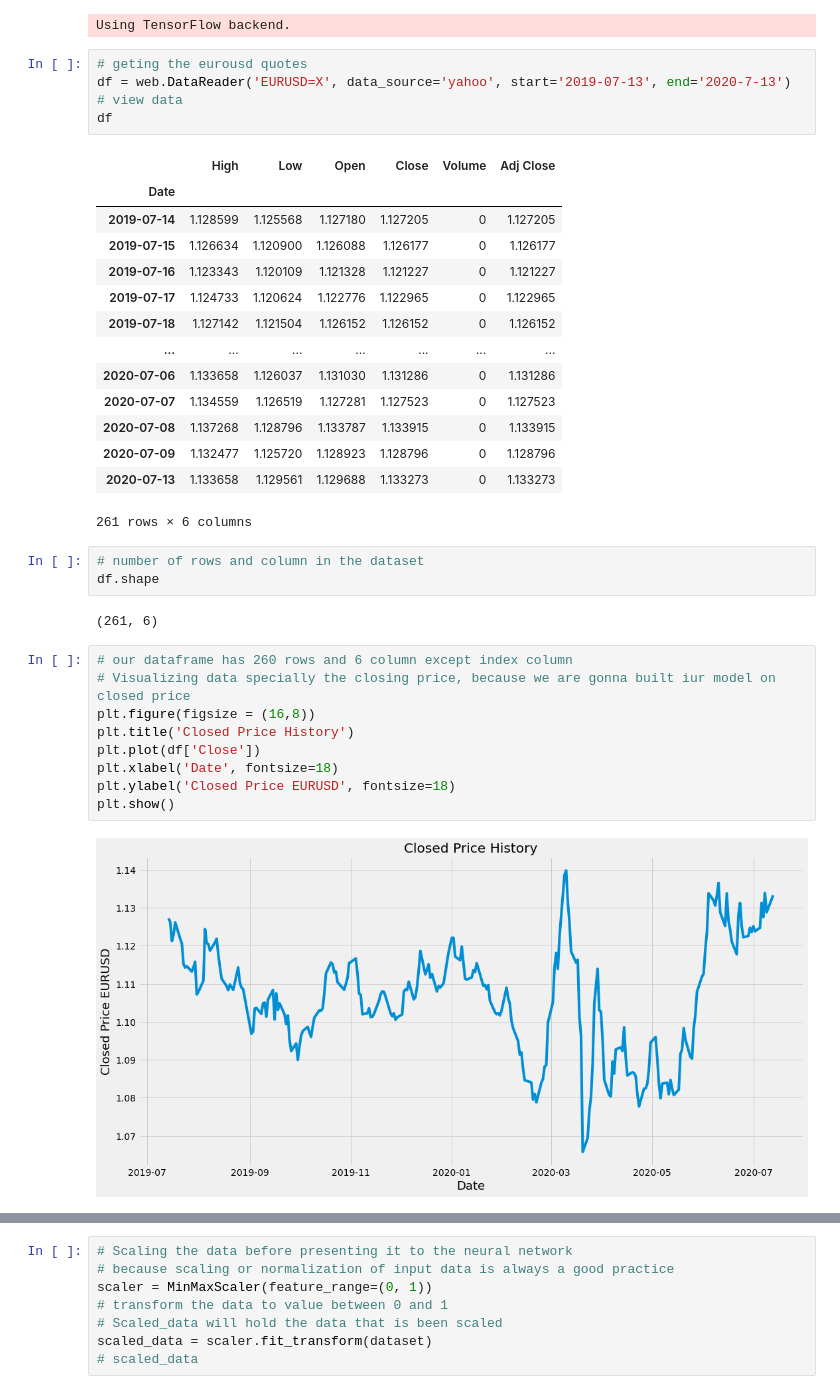
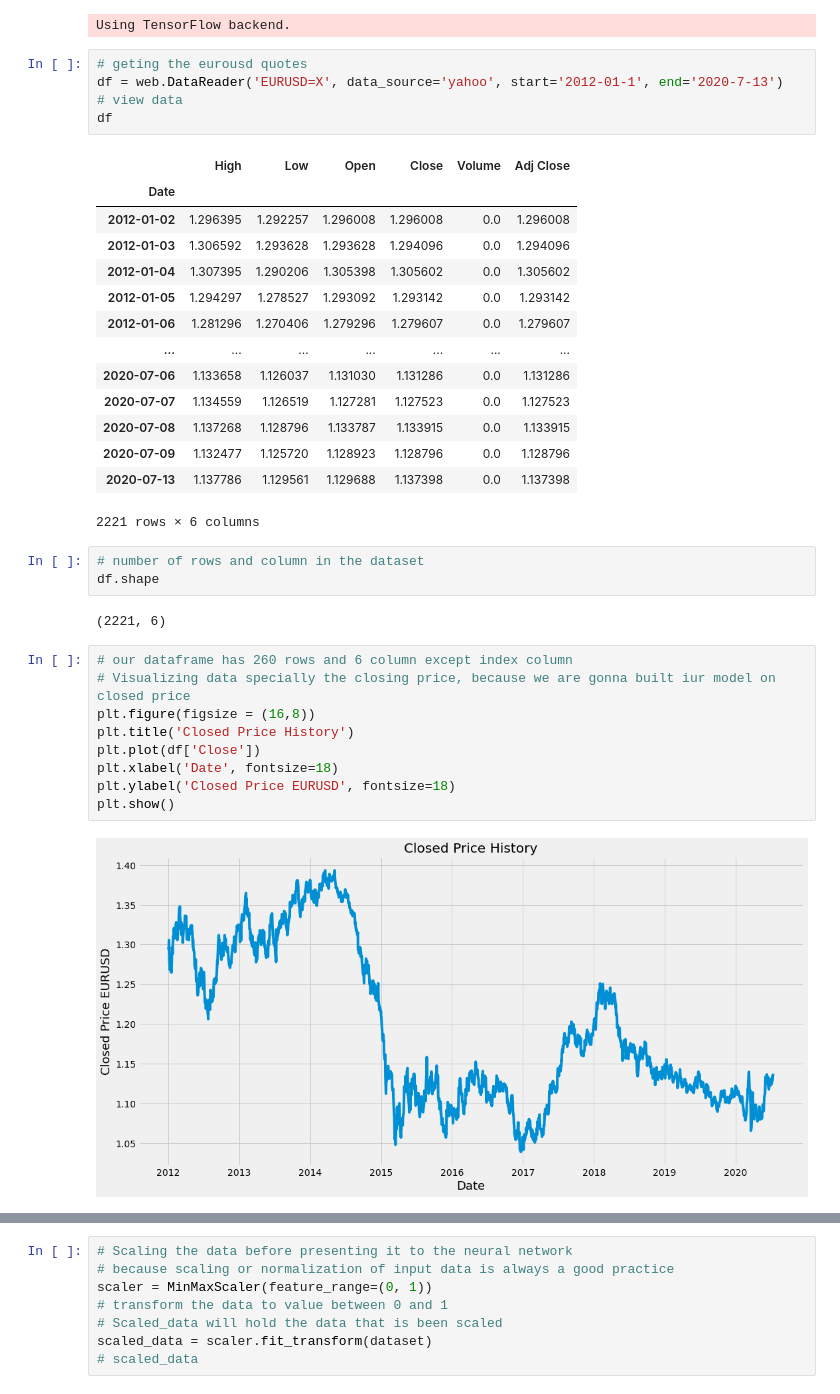
Before and after one commit to abidshafee/google.colaboratory_project, a Jupyter notebook: EURUSD_price_prediction.ipynb, the cells around one changed output, grey strips where cells are left out. Cells and saved outputs as stored; diff of their text form.

```diff
--- a/EURUSD_price_prediction.ipynb
+++ b/EURUSD_price_prediction.ipynb
@@ -18,29 +18,29 @@ plt.style.use('fivethirtyeight')
 Using TensorFlow backend.
 # %%
 # geting the eurousd quotes
-df = web.DataReader('EURUSD=X', data_source='yahoo', start='2019-07-13', end='2020-7-13')
+df = web.DataReader('EURUSD=X', data_source='yahoo', start='2012-01-1', end='2020-7-13')
 # view data
 df
 # %% [output]
 |  | High | Low | Open | Close | Volume | Adj Close |
 | Date |  |  |  |  |  |  |
-| 2019-07-14 | 1.128599 | 1.125568 | 1.127180 | 1.127205 | 0 | 1.127205 |
-| 2019-07-15 | 1.126634 | 1.120900 | 1.126088 | 1.126177 | 0 | 1.126177 |
-| 2019-07-16 | 1.123343 | 1.120109 | 1.121328 | 1.121227 | 0 | 1.121227 |
-| 2019-07-17 | 1.124733 | 1.120624 | 1.122776 | 1.122965 | 0 | 1.122965 |
-| 2019-07-18 | 1.127142 | 1.121504 | 1.126152 | 1.126152 | 0 | 1.126152 |
+| 2012-01-02 | 1.296395 | 1.292257 | 1.296008 | 1.296008 | 0.0 | 1.296008 |
+| 2012-01-03 | 1.306592 | 1.293628 | 1.293628 | 1.294096 | 0.0 | 1.294096 |
+| 2012-01-04 | 1.307395 | 1.290206 | 1.305398 | 1.305602 | 0.0 | 1.305602 |
+| 2012-01-05 | 1.294297 | 1.278527 | 1.293092 | 1.293142 | 0.0 | 1.293142 |
+| 2012-01-06 | 1.281296 | 1.270406 | 1.279296 | 1.279607 | 0.0 | 1.279607 |
 | ... | ... | ... | ... | ... | ... | ... |
-| 2020-07-06 | 1.133658 | 1.126037 | 1.131030 | 1.131286 | 0 | 1.131286 |
-| 2020-07-07 | 1.134559 | 1.126519 | 1.127281 | 1.127523 | 0 | 1.127523 |
-| 2020-07-08 | 1.137268 | 1.128796 | 1.133787 | 1.133915 | 0 | 1.133915 |
-| 2020-07-09 | 1.132477 | 1.125720 | 1.128923 | 1.128796 | 0 | 1.128796 |
-| 2020-07-13 | 1.133658 | 1.129561 | 1.129688 | 1.133273 | 0 | 1.133273 |
+| 2020-07-06 | 1.133658 | 1.126037 | 1.131030 | 1.131286 | 0.0 | 1.131286 |
+| 2020-07-07 | 1.134559 | 1.126519 | 1.127281 | 1.127523 | 0.0 | 1.127523 |
+| 2020-07-08 | 1.137268 | 1.128796 | 1.133787 | 1.133915 | 0.0 | 1.133915 |
+| 2020-07-09 | 1.132477 | 1.125720 | 1.128923 | 1.128796 | 0.0 | 1.128796 |
+| 2020-07-13 | 1.137786 | 1.129561 | 1.129688 | 1.137398 | 0.0 | 1.137398 |
-261 rows × 6 columns
+2221 rows × 6 columns
 # %%
 # number of rows and column in the dataset
 df.shape
 # %% [output]
-(261, 6)
+(2221, 6)
 # %%
 # our dataframe has 260 rows and 6 column except index column
 # Visualizing data specially the closing price, because we are gonna built iur model on closed price
@@ -51,7 +51,7 @@ plt.xlabel('Date', fontsize=18)
 plt.ylabel('Closed Price EURUSD', fontsize=18)
 plt.show()
 # %% [output]
-[figure, old version]
+[figure, new version]
 # %%
 # creating a new dataframe only with close price column
 newdf = df.filter(['Close'])
```
Also changed, not shown: parts of 9 cells of this notebook.
